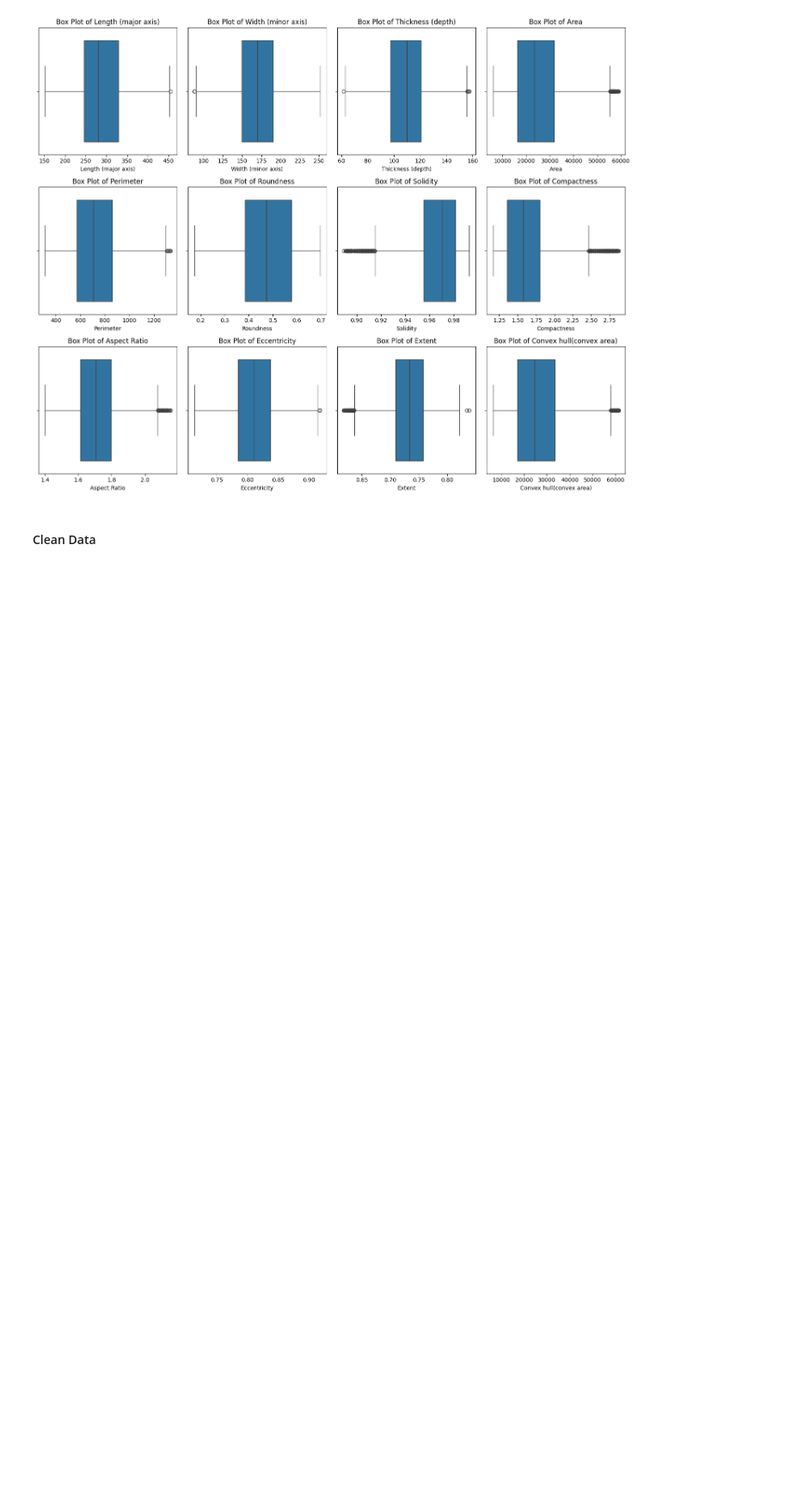
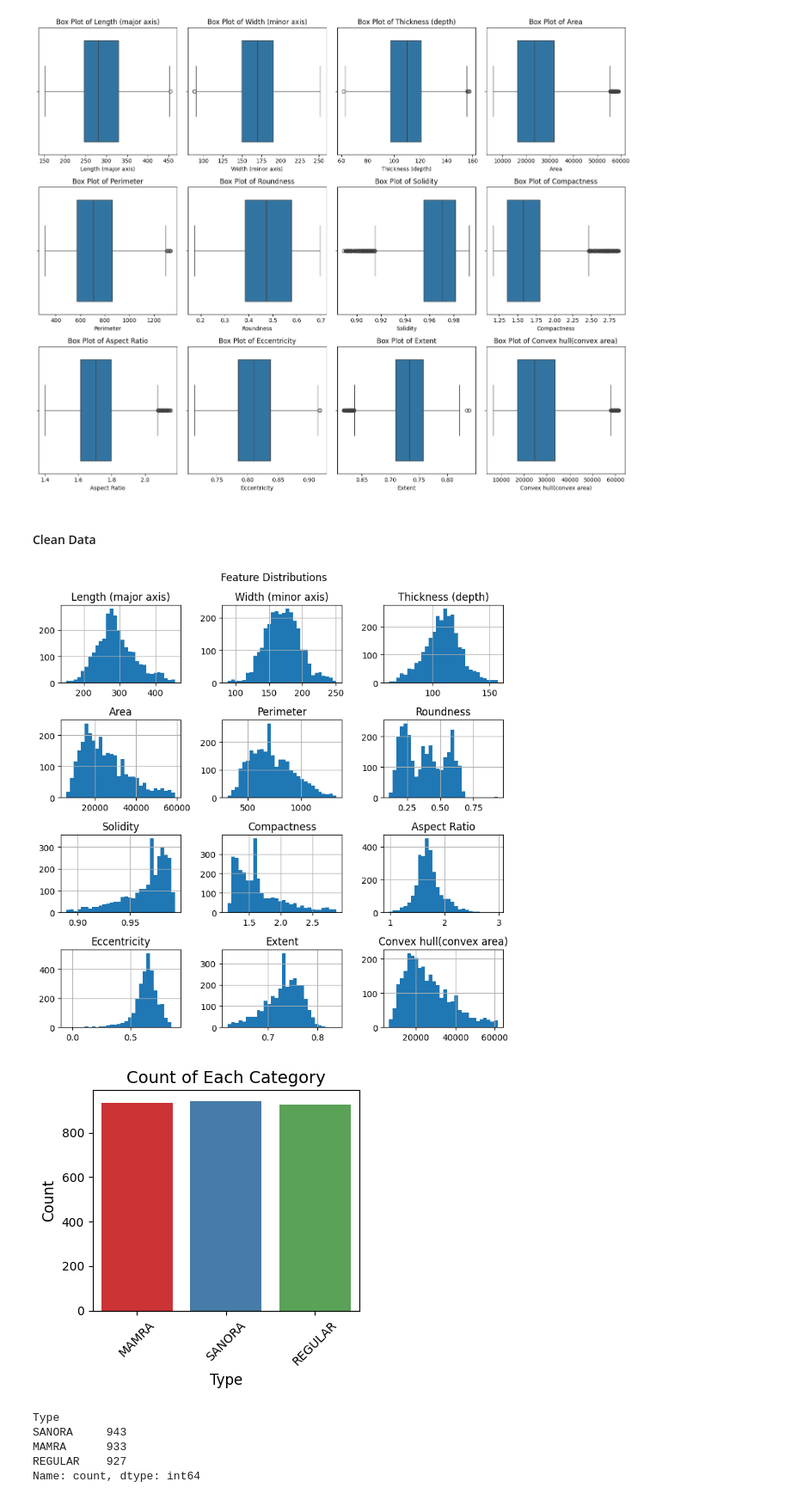
Before and after one commit to DvZ02/Almond_Classifier, a Jupyter notebook: almond_classifier.ipynb, the cells around one changed output. Shown at 86% size. Drawn from its saved outputs; the diff is of its cells as text; code cells hidden in the pictures; blank space fills up the shorter version.

```diff
--- a/almond_classifier.ipynb
+++ b/almond_classifier.ipynb
@@ -211,10 +212,17 @@ visualise_outliers(no_outliers)
 # %% [markdown]
 #### Clean Data
 # %%
-clean_data = handle_outliers(data.copy())
-clean_data = handle_missing(clean_data.copy())
+data_cleaned = handle_outliers(data.copy())
+data_cleaned = handle_missing(data_cleaned.copy())
 
-plot_histograms(clean_data)
-get_num_categories(clean_data)
-clean_data['Type'].value_counts()
-# clean_data.isnull().sum()
+plot_histograms(data_cleaned)
+get_num_categories(data_cleaned)
+data_cleaned['Type'].value_counts()
+# %% [output]
+[figure, added]
+[figure, added]
+Type
+SANORA     943
+MAMRA      933
+REGULAR    927
+Name: count, dtype: int64
```
Also changed, not shown: parts of 21 cells of this notebook.
